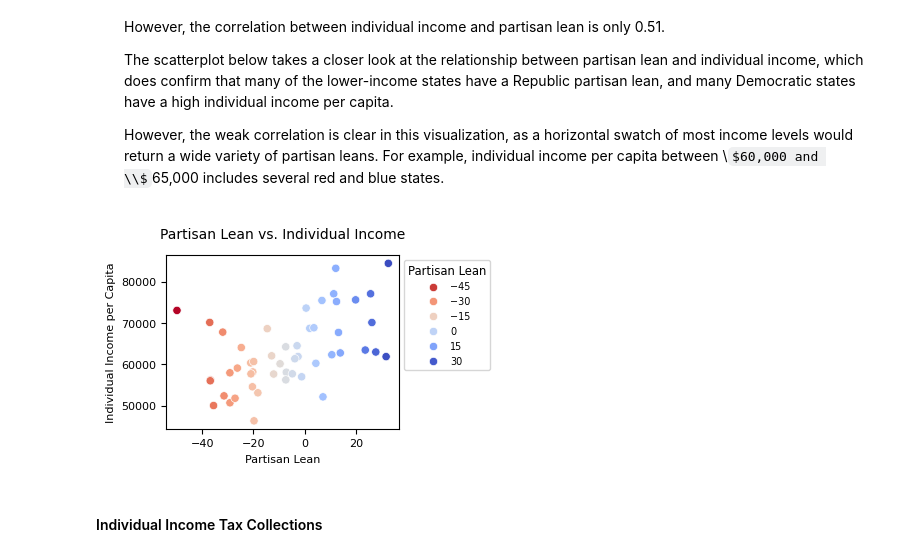
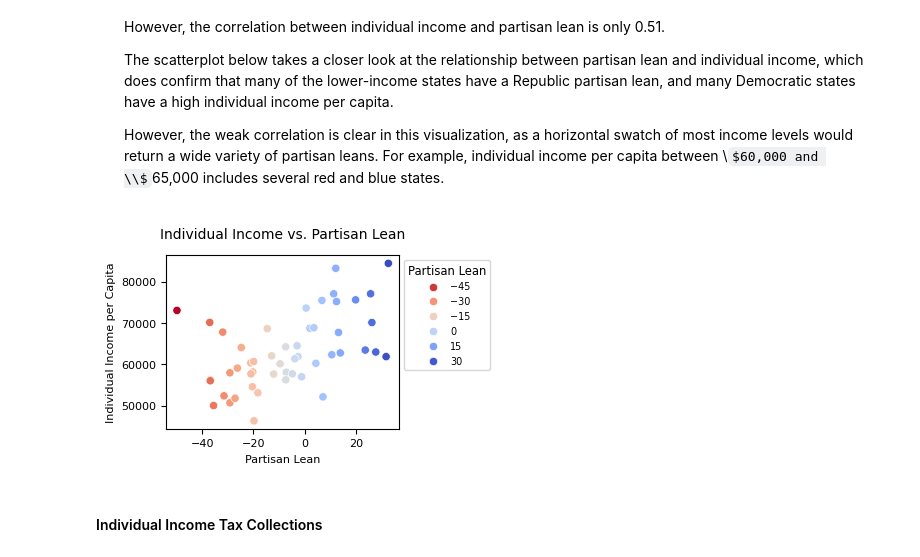
Before and after one commit to databymir/state_tax_burdens, a Jupyter notebook: state_tax_burdens.ipynb, the cells around one changed output. Drawn from its saved outputs; the diff is of its cells as text; code cells hidden in the pictures; some formulas as TeX source.

```diff
--- a/state_tax_burdens.ipynb
+++ b/state_tax_burdens.ipynb
@@ -452,27 +452,27 @@ The scatterplots and correlation values indicate that there are some other inter
 # %%
 # plot scatterplot of partisan lean vs. individual income, with red and blue color gradient
 ## set figure size
 fig, ax = plt.subplots(figsize=(3, 2.25))
 
 ## plot scatterplot
 sns.scatterplot(state_tax, x='partisan_lean', y='ind_income', hue='partisan_lean', palette='coolwarm_r')
 
 ## add labels
-ax.set_title('Partisan Lean vs. Individual Income', y=1.05, fontsize=10)
+ax.set_title('Individual Income vs. Partisan Lean', y=1.05, fontsize=10)
 ax.set_xlabel('Partisan Lean', fontsize=8)
 ax.set_ylabel('Individual Income per Capita', fontsize=8)
 
 # adjust tick label size
 plt.xticks(fontsize=8)
 plt.yticks(fontsize=8)
 
 ## customize legend position and font size
 plt.legend(title='Partisan Lean', loc='upper left', bbox_to_anchor=(1, 1), fontsize='x-small', title_fontsize='small')
 
 ## display plot
 plt.show()
 # %% [output]
-[figure, old version]
+[figure, new version]
 # %% [markdown]
 #### Individual Income Tax Collections
 # %% [markdown]
```
Also changed, not shown: parts of 3 cells of this notebook.
